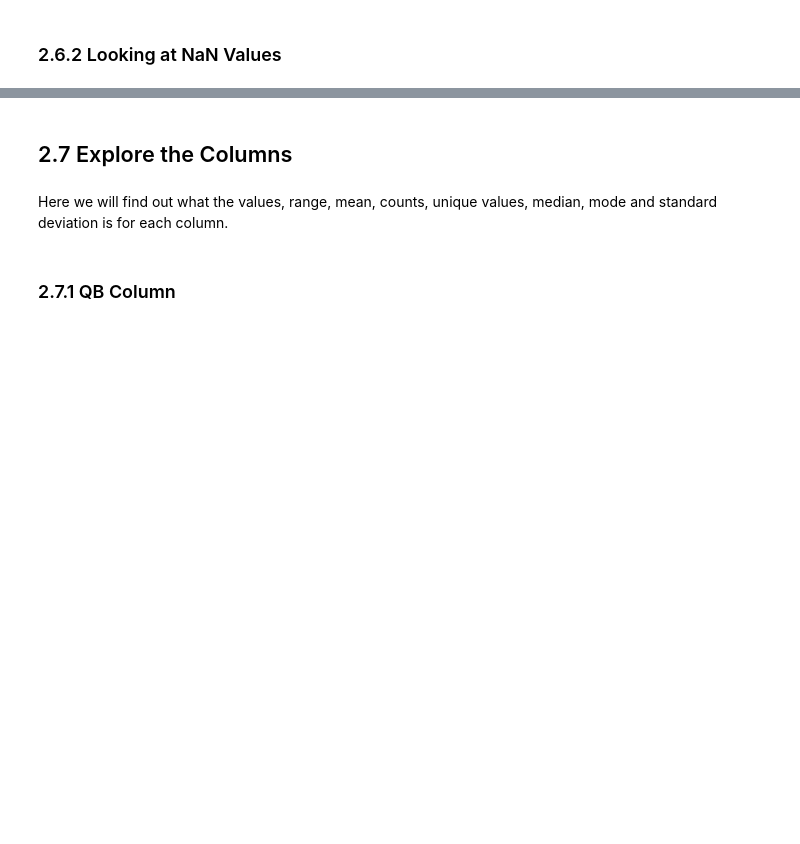
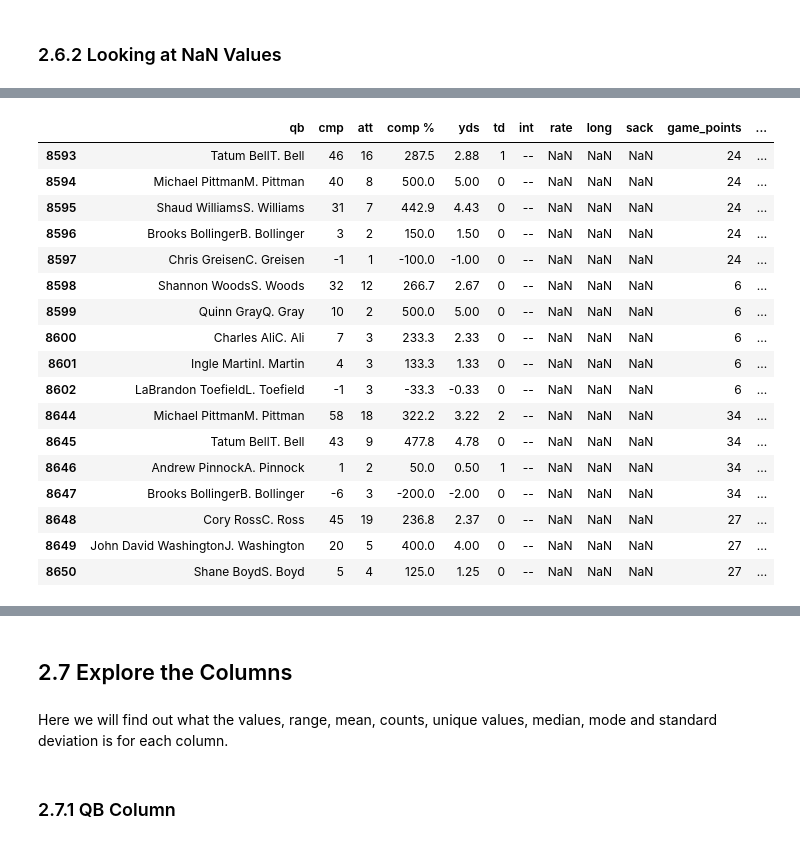
Before and after one commit to GHASS19/Data-QB-Wrangling, a Jupyter notebook: QB.ipynb, the cells around one changed output, grey strips where cells are left out. Drawn from its saved outputs; the diff is of its cells as text; code cells hidden in the pictures; blank space fills up the shorter version.

```diff
--- a/QB.ipynb
+++ b/QB.ipynb
@@ -349,0 +362,21 @@ During the data cleaning phase we will determine what to do with the comp %, td_
+# %%
+df[df['sack'].isnull()]
+# %% [output]
+|  | qb | cmp | att | comp % | yds | td | int | rate | long | sack | game_points | ... |
+| 8593 | Tatum BellT. Bell | 46 | 16 | 287.5 | 2.88 | 1 | -- | NaN | NaN | NaN | 24 | ... |
+| 8594 | Michael PittmanM. Pittman | 40 | 8 | 500.0 | 5.00 | 0 | -- | NaN | NaN | NaN | 24 | ... |
+| 8595 | Shaud WilliamsS. Williams | 31 | 7 | 442.9 | 4.43 | 0 | -- | NaN | NaN | NaN | 24 | ... |
+| 8596 | Brooks BollingerB. Bollinger | 3 | 2 | 150.0 | 1.50 | 0 | -- | NaN | NaN | NaN | 24 | ... |
+| 8597 | Chris GreisenC. Greisen | -1 | 1 | -100.0 | -1.00 | 0 | -- | NaN | NaN | NaN | 24 | ... |
+| 8598 | Shannon WoodsS. Woods | 32 | 12 | 266.7 | 2.67 | 0 | -- | NaN | NaN | NaN | 6 | ... |
+| 8599 | Quinn GrayQ. Gray | 10 | 2 | 500.0 | 5.00 | 0 | -- | NaN | NaN | NaN | 6 | ... |
+| 8600 | Charles AliC. Ali | 7 | 3 | 233.3 | 2.33 | 0 | -- | NaN | NaN | NaN | 6 | ... |
+| 8601 | Ingle MartinI. Martin | 4 | 3 | 133.3 | 1.33 | 0 | -- | NaN | NaN | NaN | 6 | ... |
+| 8602 | LaBrandon ToefieldL. Toefield | -1 | 3 | -33.3 | -0.33 | 0 | -- | NaN | NaN | NaN | 6 | ... |
+| 8644 | Michael PittmanM. Pittman | 58 | 18 | 322.2 | 3.22 | 2 | -- | NaN | NaN | NaN | 34 | ... |
+| 8645 | Tatum BellT. Bell | 43 | 9 | 477.8 | 4.78 | 0 | -- | NaN | NaN | NaN | 34 | ... |
+| 8646 | Andrew PinnockA. Pinnock | 1 | 2 | 50.0 | 0.50 | 1 | -- | NaN | NaN | NaN | 34 | ... |
+| 8647 | Brooks BollingerB. Bollinger | -6 | 3 | -200.0 | -2.00 | 0 | -- | NaN | NaN | NaN | 34 | ... |
+| 8648 | Cory RossC. Ross | 45 | 19 | 236.8 | 2.37 | 0 | -- | NaN | NaN | NaN | 27 | ... |
+| 8649 | John David WashingtonJ. Washington | 20 | 5 | 400.0 | 4.00 | 0 | -- | NaN | NaN | NaN | 27 | ... |
+| 8650 | Shane BoydS. Boyd | 5 | 4 | 125.0 | 1.25 | 0 | -- | NaN | NaN | NaN | 27 | ... |
```
Also changed, not shown: parts of 41 cells of this notebook.
